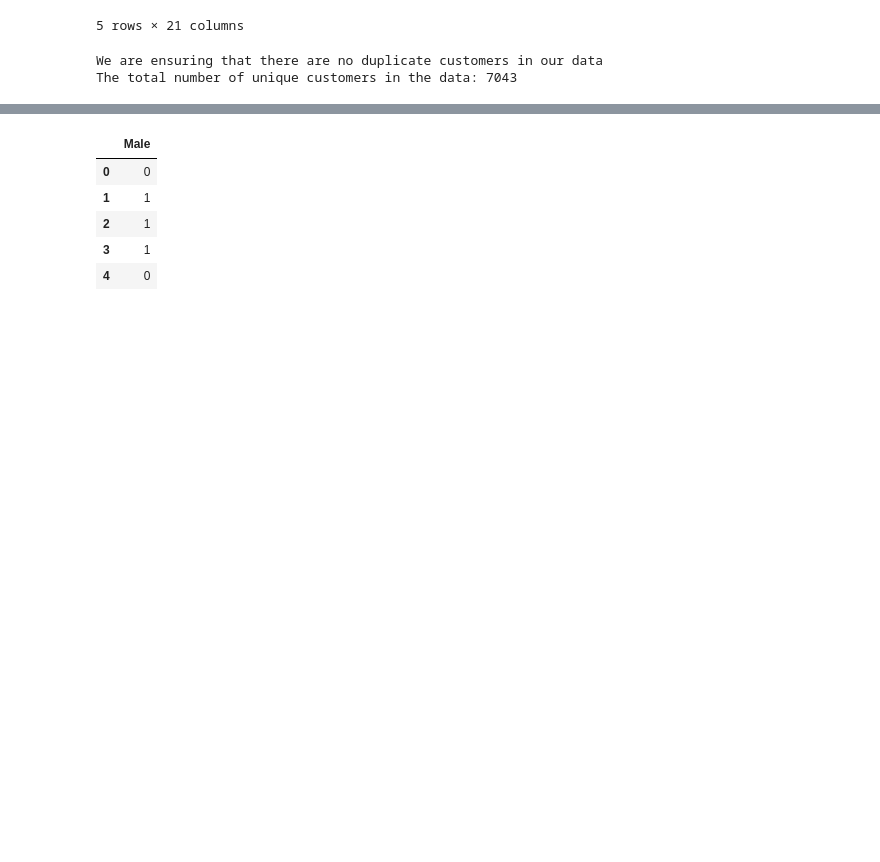
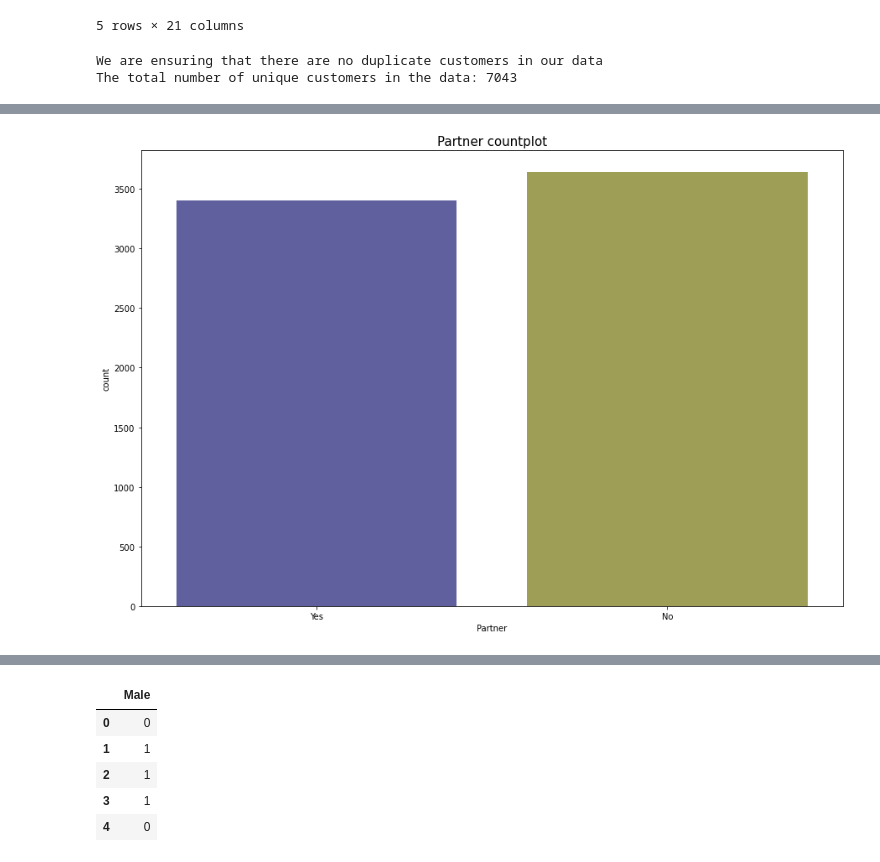
Before and after one commit to suhasmaddali/Telco-Customer-Churn-Prediction, a Jupyter notebook: Data Mining Telco Final Project.ipynb, the cells around one changed output, grey strips where cells are left out. Saved outputs shown, nothing was run; the diff lists cells and outputs as text; code cells hidden in the pictures; blank space fills up the shorter version.

```diff
--- a/Data Mining Telco Final Project.ipynb
+++ b/Data Mining Telco Final Project.ipynb
@@ -193,0 +239,4 @@ The total number of unique customers in the data: 7043
+# %%
+countplot_function(dataframe = df, column = "Partner", palette = random.choice(palette_values))
+# %% [output]
+[figure, added]
```
Also changed, not shown: parts of 63 cells of this notebook, 1 other file.
